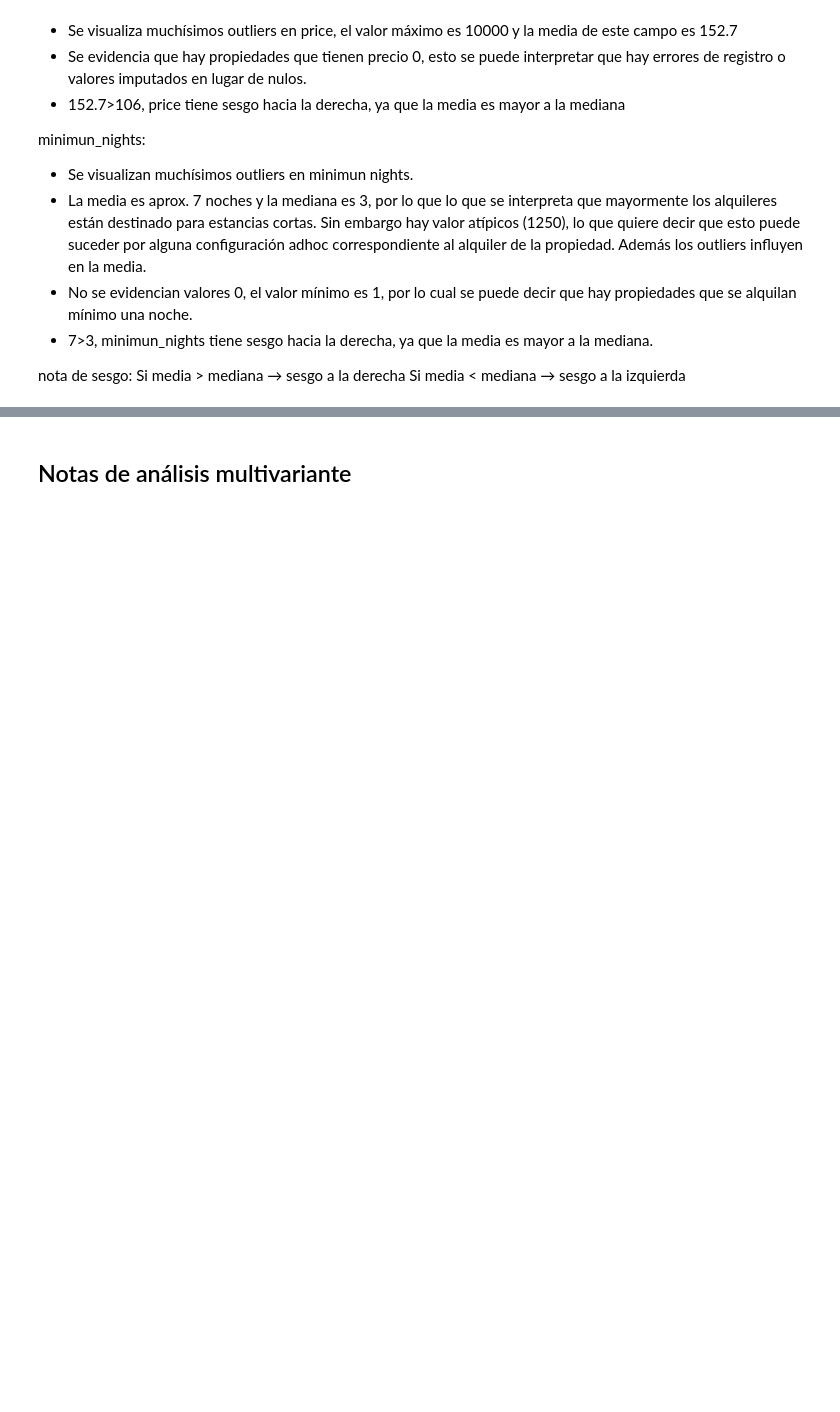
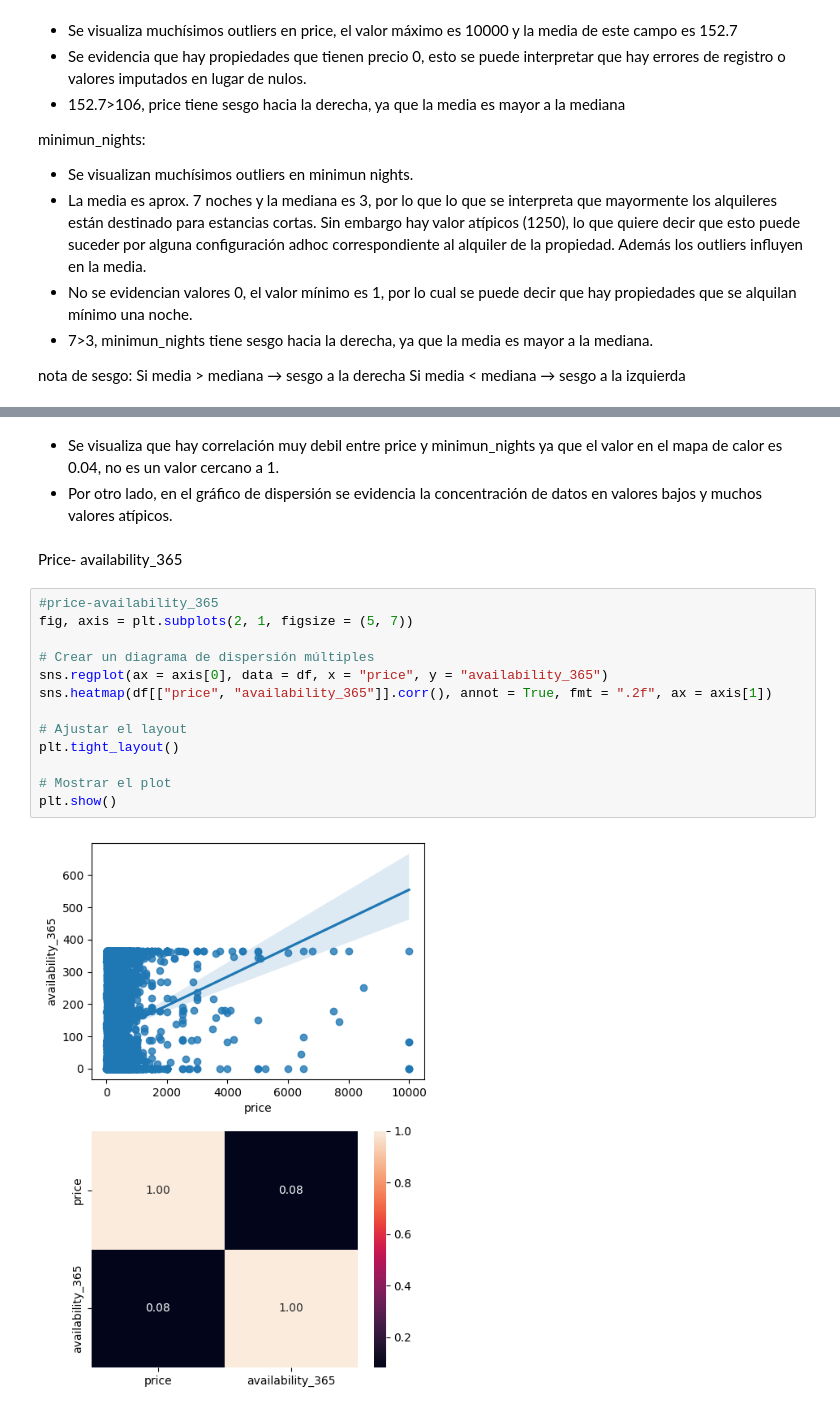
Before and after one commit to 4GeeksAcademy/machine-learning-python-template_melissahm, a Jupyter notebook: src/explore.ipynb, the cells around one changed output, grey strips where cells are left out. Drawn from its saved outputs; the diff is of its cells as text; blank space fills up the shorter version.

```diff
--- a/src/explore.ipynb
+++ b/src/explore.ipynb
@@ -367,6 +351,23 @@ plt.tight_layout()
 plt.show()
 # %% [output]
 [figure]
-# %% [markdown]
-Notas de análisis multivariante
--
+# %% [markdown]
+- Se visualiza que hay correlación muy debil entre price y minimun_nights ya que el valor en el mapa de calor es 0.04, no es un valor cercano a 1.
+- Por otro lado, en el gráfico de dispersión se evidencia la concentración de datos en valores bajos y muchos valores atípicos.
+# %% [markdown]
+Price- availability_365
+# %%
+#price-availability_365
+fig, axis = plt.subplots(2, 1, figsize = (5, 7))
+
+# Crear un diagrama de dispersión múltiples
+sns.regplot(ax = axis[0], data = df, x = "price", y = "availability_365")
+sns.heatmap(df[["price", "availability_365"]].corr(), annot = True, fmt = ".2f", ax = axis[1])
+
+# Ajustar el layout
+plt.tight_layout()
+
+# Mostrar el plot
+plt.show()
+# %% [output]
+[figure, added]
```
Also changed, not shown: parts of 19 cells of this notebook.
